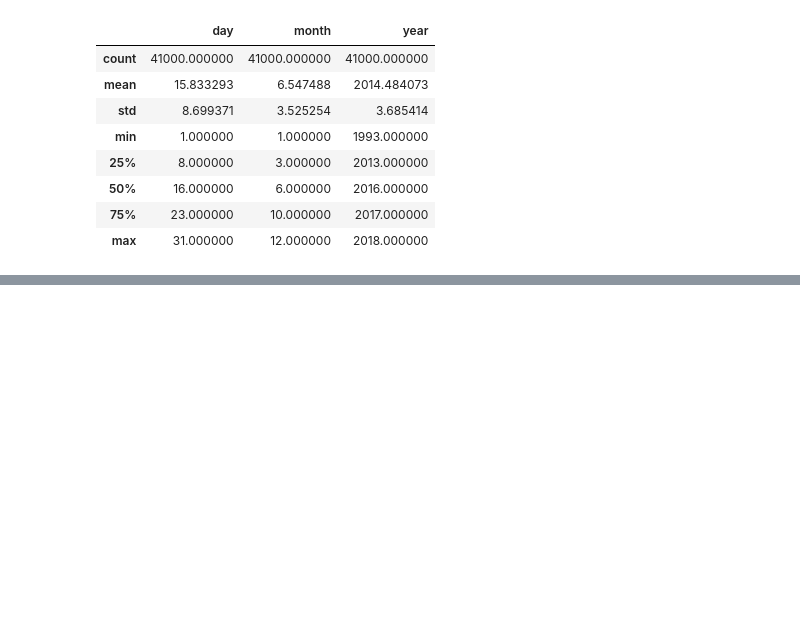
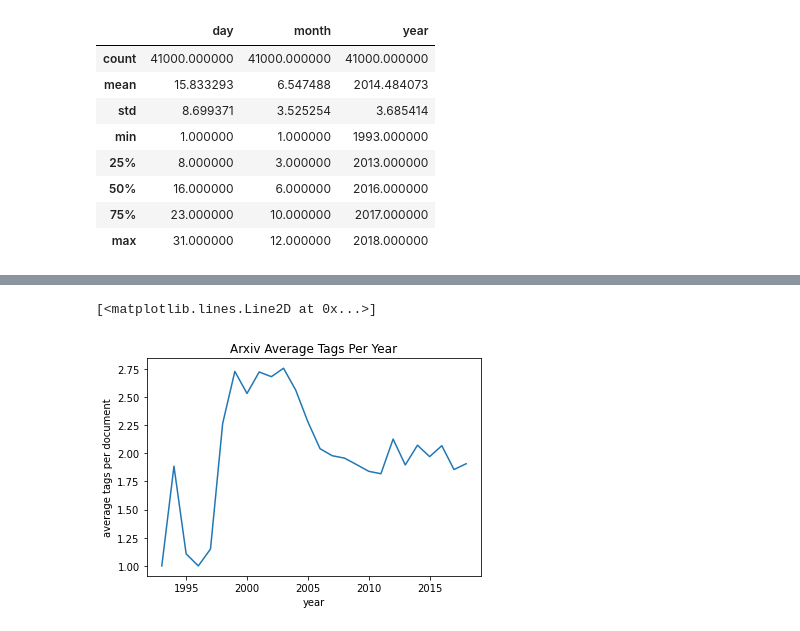
Before and after one commit to jamesjaeyu/autophrase_over_time, a Jupyter notebook: notebooks/EDA_Jason.ipynb, the cells around one changed output, grey strips where cells are left out. Saved outputs shown, nothing was run; the diff lists cells and outputs as text; code cells hidden in the pictures; blank space fills up the shorter version.

```diff
--- a/notebooks/EDA_Jason.ipynb
+++ b/notebooks/EDA_Jason.ipynb
@@ -50,0 +48,11 @@ Name: year, dtype: int64
+# %%
+arx_taginfo = arx.loc[:, ('year', 'tag')]
+arx_taginfo['num_tags'] = arx_taginfo['tag'].apply(lambda x: len(x))
+arx_tagpy = arx_taginfo.groupby('year').mean()['num_tags']
+plt.xlabel('year')
+plt.ylabel('average tags per document')
+plt.title('Arxiv Average Tags Per Year')
+plt.plot(arx_tagpy)
+# %% [output]
+[<matplotlib.lines.Line2D at 0x...>]
+[figure, added]
```
Also changed, not shown: parts of 12 cells of this notebook.
